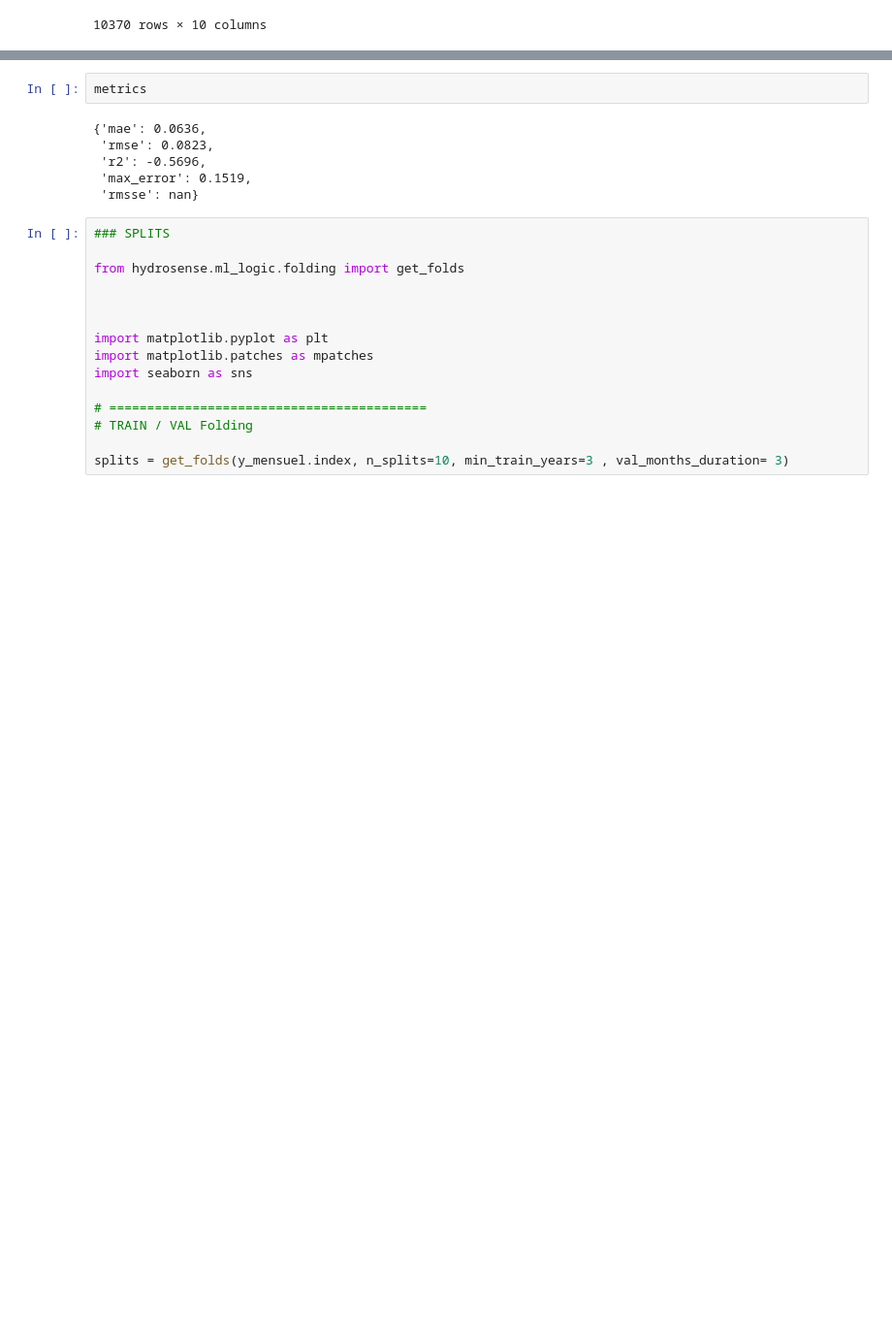
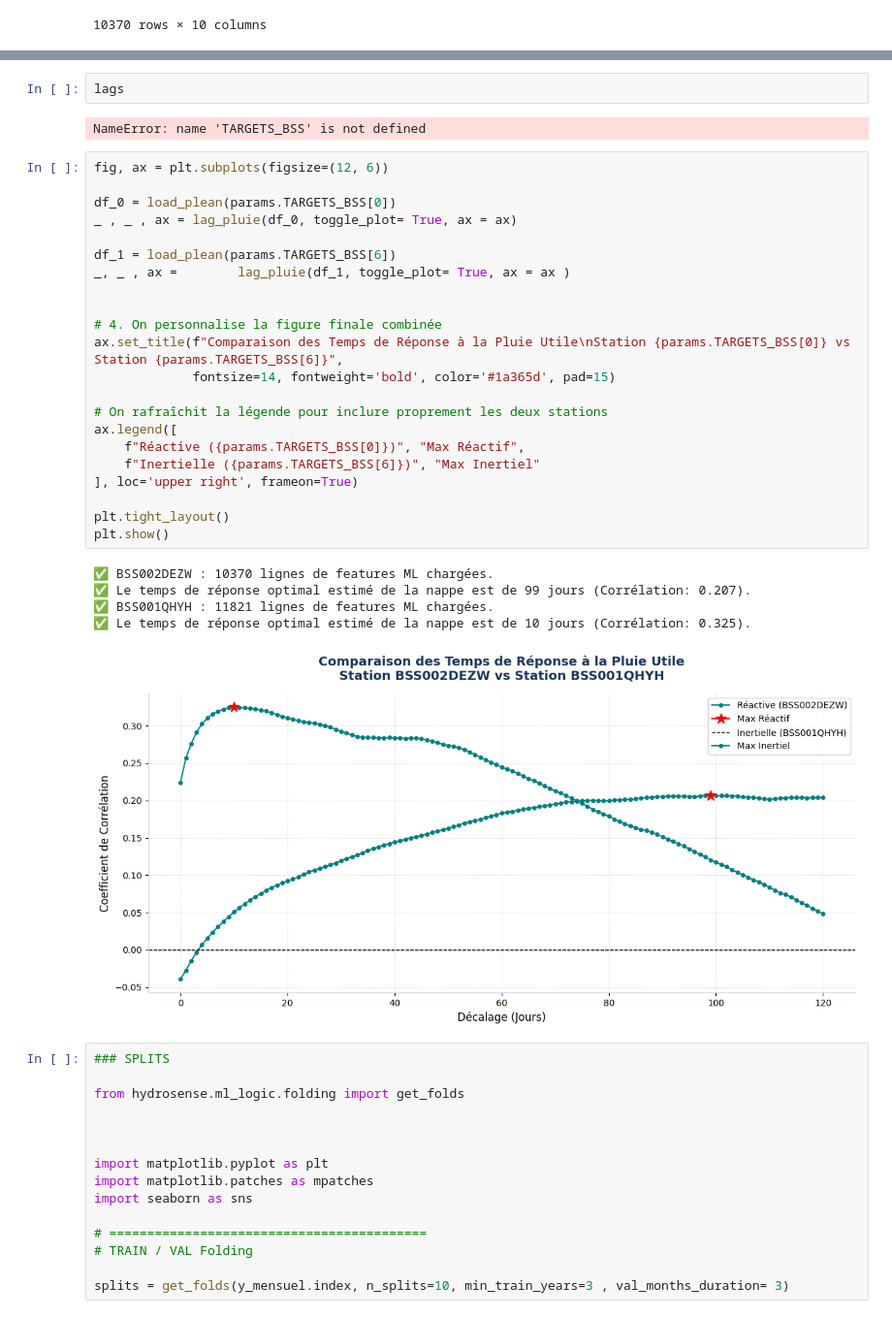
Before and after one commit to charourou/Projet_Hydrosense, a Jupyter notebook: notebooks/Week_evaluate_MRI.ipynb, the cells around one changed output, grey strips where cells are left out. Shown at 97% size. Cells and saved outputs as stored; diff of their text form; blank space fills up the shorter version.

Commit message:
des figures suppl.

```diff
--- a/notebooks/Week_evaluate_MRI.ipynb
+++ b/notebooks/Week_evaluate_MRI.ipynb
@@ -276,14 +278,38 @@ Adimensionnement des features (Standardisation)...
    R²   : -0.5696  (1.0 = parfait)
    Max Error: 0.1519 (erreur maximale absolue)
    RMSSE: nan (erreur par rapport au choix naif)
+# %%
+lags
+# %% [output]
+NameError: name 'TARGETS_BSS' is not defined
 # %%
-metrics
+fig, ax = plt.subplots(figsize=(12, 6))
+
+df_0 = load_plean(params.TARGETS_BSS[0])
+_ , _ , ax = lag_pluie(df_0, toggle_plot= True, ax = ax)
+
+df_1 = load_plean(params.TARGETS_BSS[6])
+_, _ , ax =        lag_pluie(df_1, toggle_plot= True, ax = ax )
+
+
+# 4. On personnalise la figure finale combinée
+ax.set_title(f"Comparaison des Temps de Réponse à la Pluie Utile\nStation {params.TARGETS_BSS[0]} vs Station {params.TARGETS_BSS[6]}",
+             fontsize=14, fontweight='bold', color='#1a365d', pad=15)
+
+# On rafraîchit la légende pour inclure proprement les deux stations
+ax.legend([
+    f"Réactive ({params.TARGETS_BSS[0]})", "Max Réactif",
+    f"Inertielle ({params.TARGETS_BSS[6]})", "Max Inertiel"
+], loc='upper right', frameon=True)
+
+plt.tight_layout()
+plt.show()
 # %% [output]
-{'mae': 0.0636,
- 'rmse': 0.0823,
- 'r2': -0.5696,
- 'max_error': 0.1519,
- 'rmsse': nan}
+✅ BSS002DEZW : 10370 lignes de features ML chargées.
+✅ Le temps de réponse optimal estimé de la nappe est de 99 jours (Corrélation: 0.207).
+✅ BSS001QHYH : 11821 lignes de features ML chargées.
+✅ Le temps de réponse optimal estimé de la nappe est de 10 jours (Corrélation: 0.325).
+[figure, added]
 # %%
 ### SPLITS
 
```
Also changed, not shown: parts of 3 cells of this notebook.
